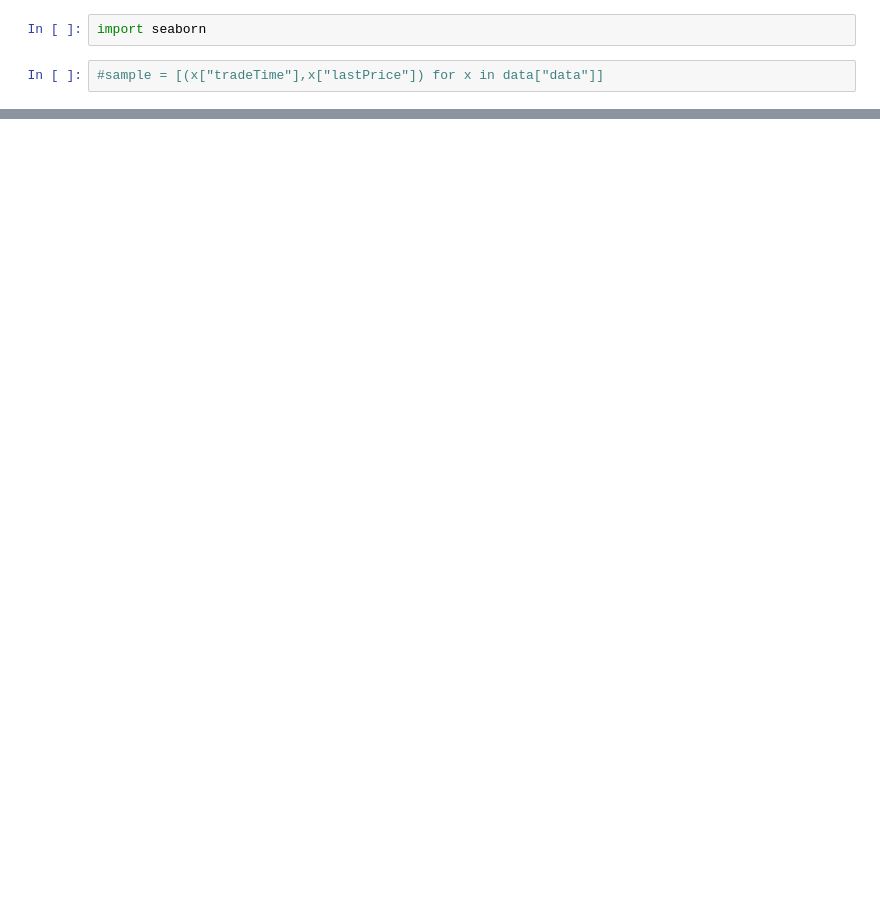
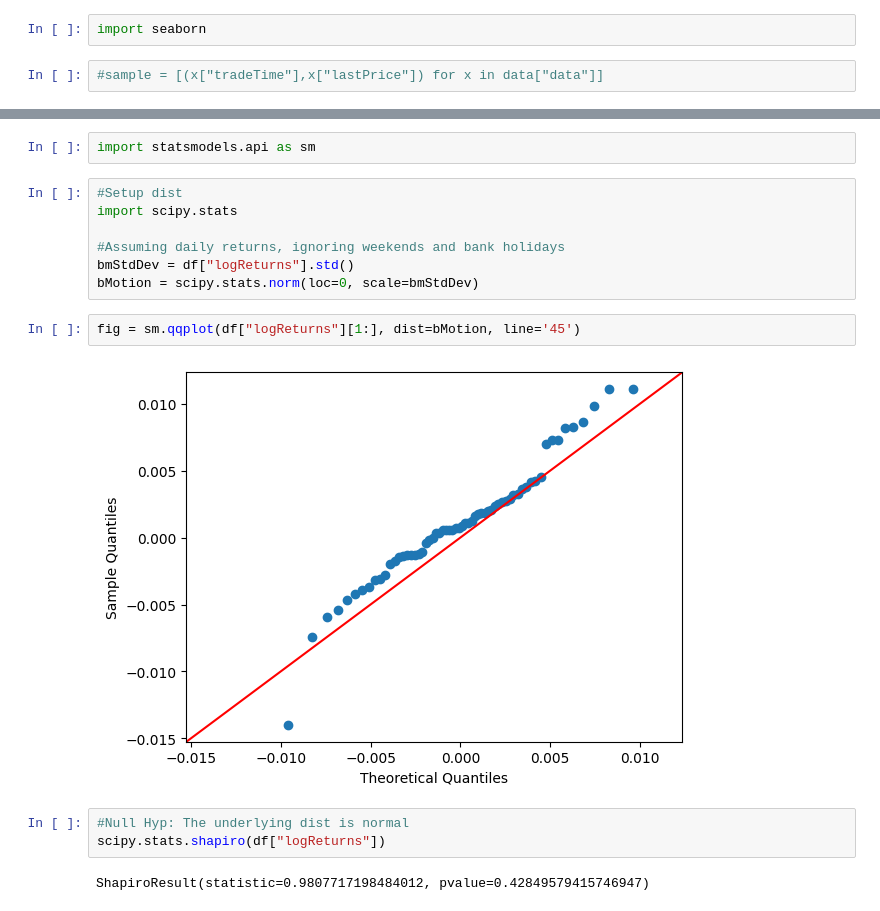
Before and after one commit to fgDotTex/EO_Black76_AssumptionTesting, a Jupyter notebook: BlackModel_AssumptionTesting.ipynb, the cells around one changed output, grey strips where cells are left out. Cells and saved outputs as stored; diff of their text form; blank space fills up the shorter version.

Commit message:
added normality testing

```diff
--- a/BlackModel_AssumptionTesting.ipynb
+++ b/BlackModel_AssumptionTesting.ipynb
@@ -191,0 +99,18 @@ for i in data["data"]:
+# %%
+import statsmodels.api as sm
+# %%
+#Setup dist
+import scipy.stats
+
+#Assuming daily returns, ignoring weekends and bank holidays
+bmStdDev = df["logReturns"].std()
+bMotion = scipy.stats.norm(loc=0, scale=bmStdDev)
+# %%
+fig = sm.qqplot(df["logReturns"][1:], dist=bMotion, line='45')
+# %% [output]
+[figure, added]
+# %%
+#Null Hyp: The underlying dist is normal
+scipy.stats.shapiro(df["logReturns"])
+# %% [output]
+ShapiroResult(statistic=0.9807717198484012, pvalue=0.42849579415746947)
```
Also changed, not shown: parts of 27 cells of this notebook, 2 other files.
